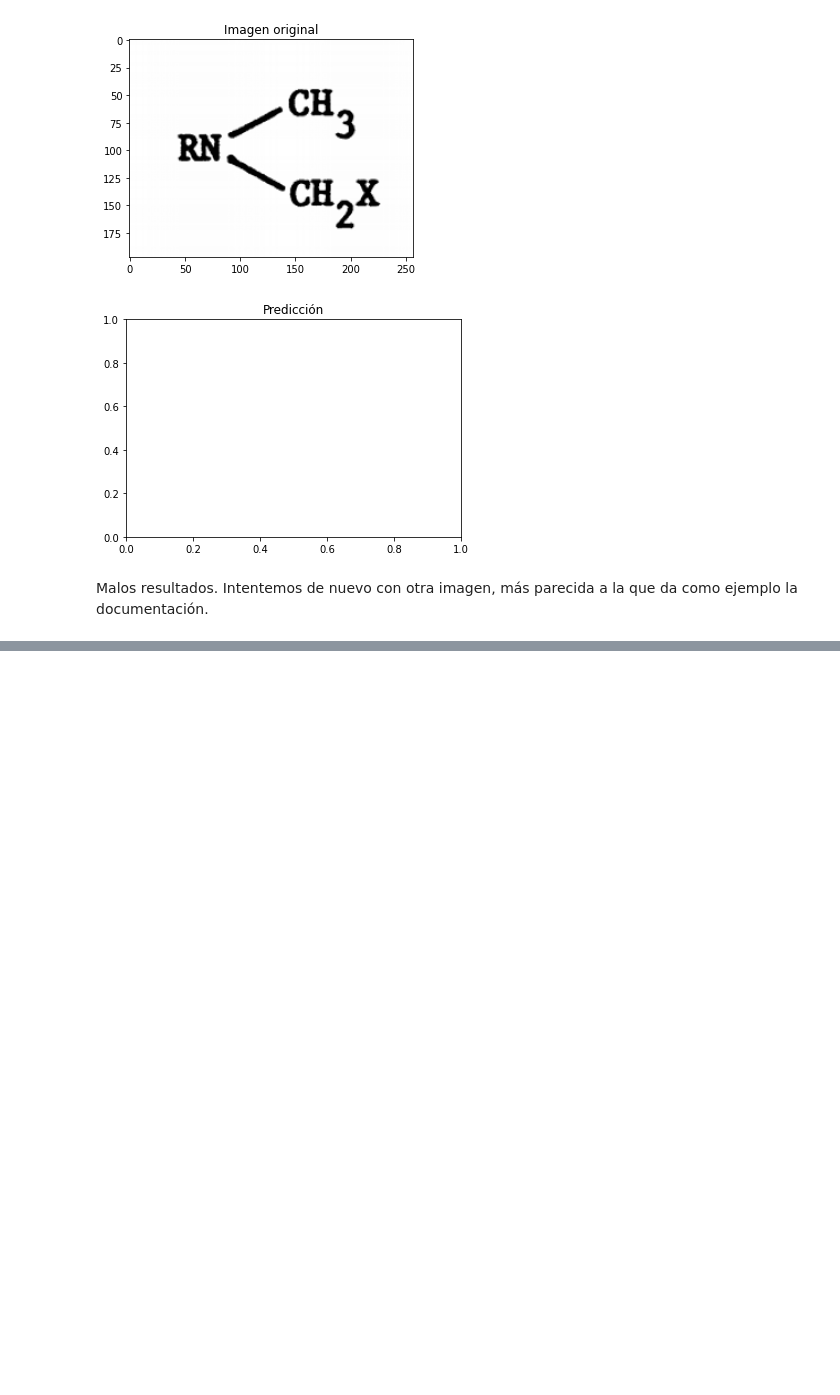
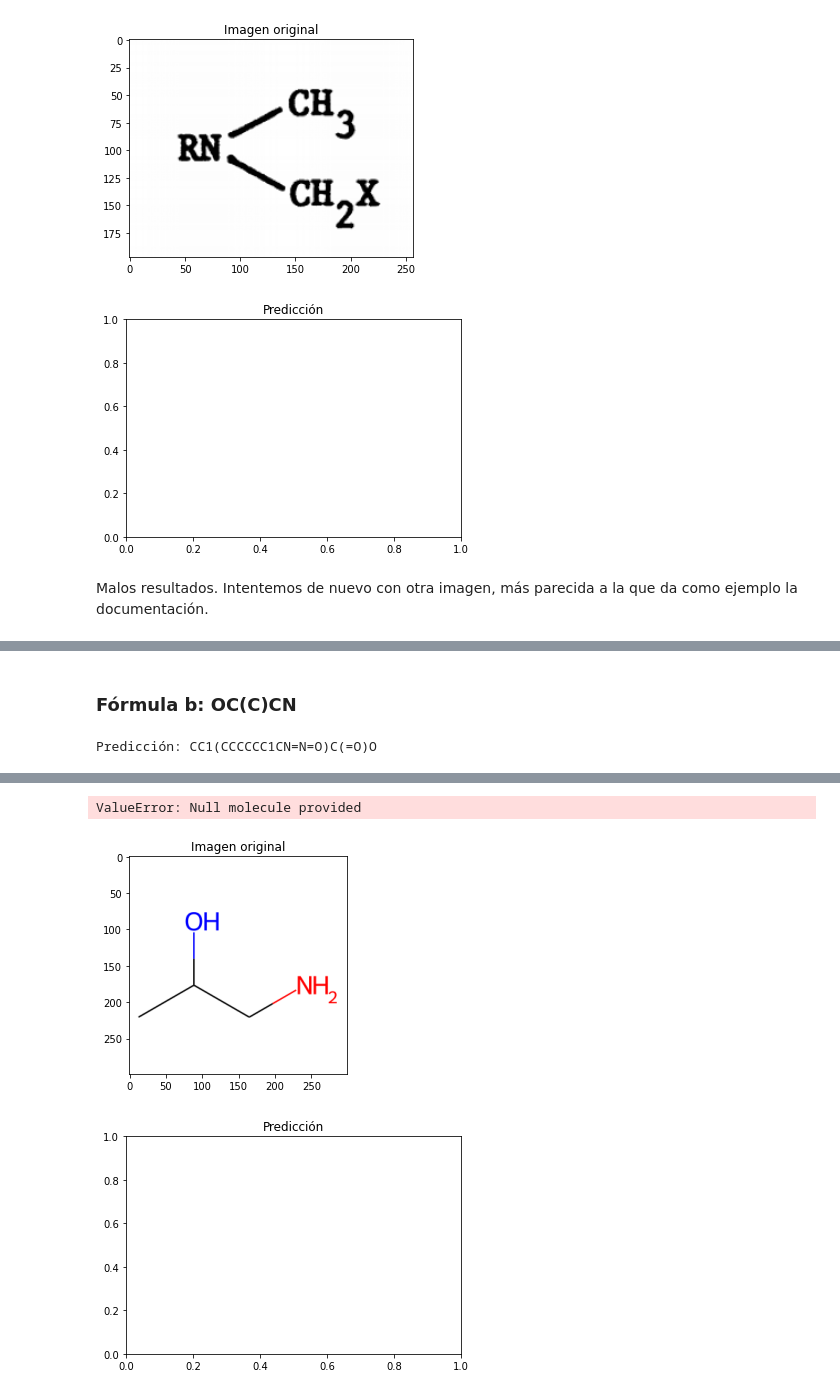
Before and after one commit to pbedmar/tfg, a Jupyter notebook: experiments/decimer/test_decimer.ipynb, the cells around one changed output, grey strips where cells are left out. Saved outputs shown, nothing was run; the diff lists cells and outputs as text; code cells hidden in the pictures; blank space fills up the shorter version.

```diff
--- a/experiments/decimer/test_decimer.ipynb
+++ b/experiments/decimer/test_decimer.ipynb
@@ -150,0 +175,9 @@ Seguimos obteniendo unos resultados incorrectos. Debemos averiguar qué está oc
+# %% [markdown]
+### Fórmula b: OC(C)CN
+# %%
+smiles_code = "OC(C)CN"
+img_path = "from_decimer_dataset/"+smiles_code+".png"
+generate_and_plot_compound(smiles_code, img_path)
+plot_and_process(img_path, "Isomeric")
+# %% [output]
+Predicción: CC1(CCCCCC1CN=N=O)C(=O)O
@@ -150,0 +186,3 @@ Seguimos obteniendo unos resultados incorrectos. Debemos averiguar qué está oc
+ValueError: Null molecule provided
+[figure, added]
+[figure, added]
```
Also changed, not shown: parts of 9 cells of this notebook.
